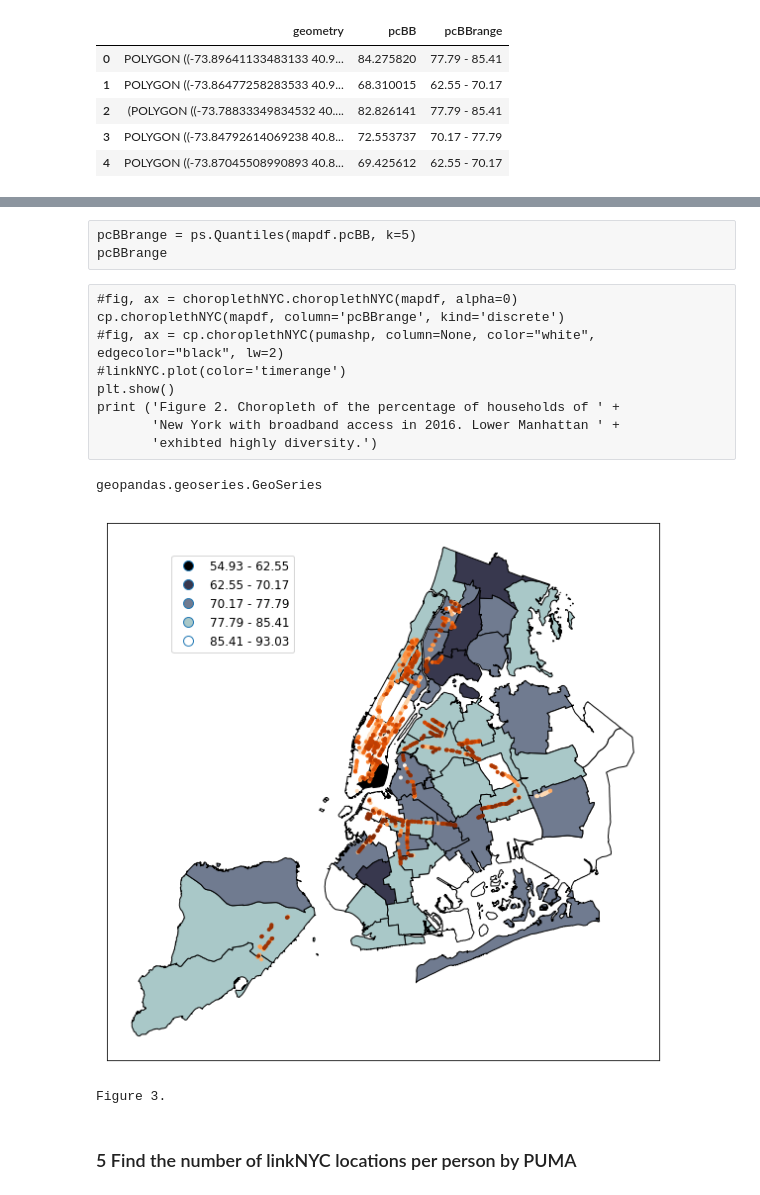
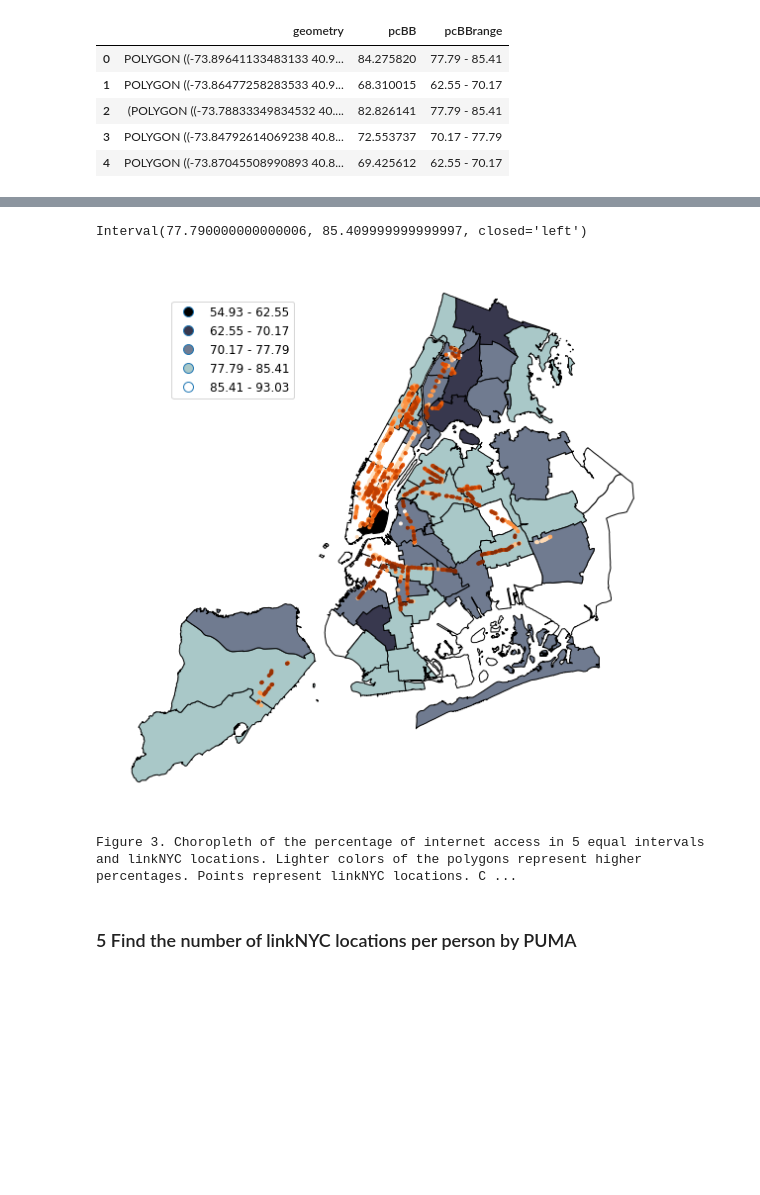
Before and after one commit to lingyielia/PUI2017_lz1714, a Jupyter notebook: HW9_lz1714/Assignment2_CensusGeospatialAnalysis.ipynb, the cells around one changed output, grey strips where cells are left out. Cells and saved outputs as stored; diff of their text form; code cells hidden in the pictures; blank space fills up the shorter version.

```diff
--- a/HW9_lz1714/Assignment2_CensusGeospatialAnalysis.ipynb
+++ b/HW9_lz1714/Assignment2_CensusGeospatialAnalysis.ipynb
@@ -397,37 +402,31 @@ str
-# %% [raw]
-pcBBrange = ps.Quantiles(mapdf.pcBB, k=5)
-pcBBrange
-# %% [raw]
-#fig, ax = choroplethNYC.choroplethNYC(mapdf, alpha=0)
-cp.choroplethNYC(mapdf, column='pcBBrange', kind='discrete')
-#fig, ax = cp.choroplethNYC(pumashp, column=None, color="white", edgecolor="black", lw=2)
-#linkNYC.plot(color='timerange')
-plt.show()
-print ('Figure 2. Choropleth of the percentage of households of ' +
-       'New York with broadband access in 2016. Lower Manhattan ' +
-       'exhibted highly diversity.')
-# %%
-type(linkNYC.geometry)
-# %% [output]
-geopandas.geoseries.GeoSeries
 # %%
 linkNYC.crs = from_epsg(4326)
+# %%
+bins = pd.cut(bbshp.pcBB, 5, right=False, labels=None, retbins=True, precision=2, include_lowest=True)
+bins[0][0]
+# %% [output]
+Interval(77.790000000000006, 85.409999999999997, closed='left')
 # %%
 f, ax = plt.subplots()
 ax.get_xaxis().set_visible(False)
 ax.get_yaxis().set_visible(False)
 #cp.choroplethNYC(pumashp, column=None, color="white", edgecolor="black", lw=1, ax=ax)
 ax = mapdf.plot(column='pcBB', cmap='bone', alpha=1, edgecolor="black", linewidth=1,
            ax=ax, scheme="Equal_interval", legend=True, k=5)
 linkNYC.plot(ax=ax, marker='.', c=linkNYC.timerange, cmap='Oranges')
 plt.legend(loc=2)
 leg = ax.get_legend()
 leg.set_bbox_to_anchor((0.35, 0.95, 0, 0))
+ax.set_axis_off()
 plt.show()
-print ('Figure 3. ')
+print ('Figure 3. Choropleth of the percentage of internet access in 5 equal intervals and linkNYC locations. ' +
+       'Lighter colors of the polygons represent higher percentages. Points represent linkNYC locations. ' +
+       'Colors of the points represent how long ago they have been installed. The lighter the color, ' +
+       'the longer this station has been installed. Manhattan shows the highest density in terms of ' +
+       'internet access and linkNYC.')
 # %% [output]
-[figure, old version]
+[figure, new version]
-Figure 3.
+Figure 3. Choropleth of the percentage of internet access in 5 equal intervals and linkNYC locations. Lighter colors of the polygons represent higher percentages. Points represent linkNYC locations. C ...
 # %% [markdown]
 ### 5 Find the number of linkNYC locations per person by PUMA
 # %%
```
Also changed, not shown: parts of 23 cells of this notebook.
